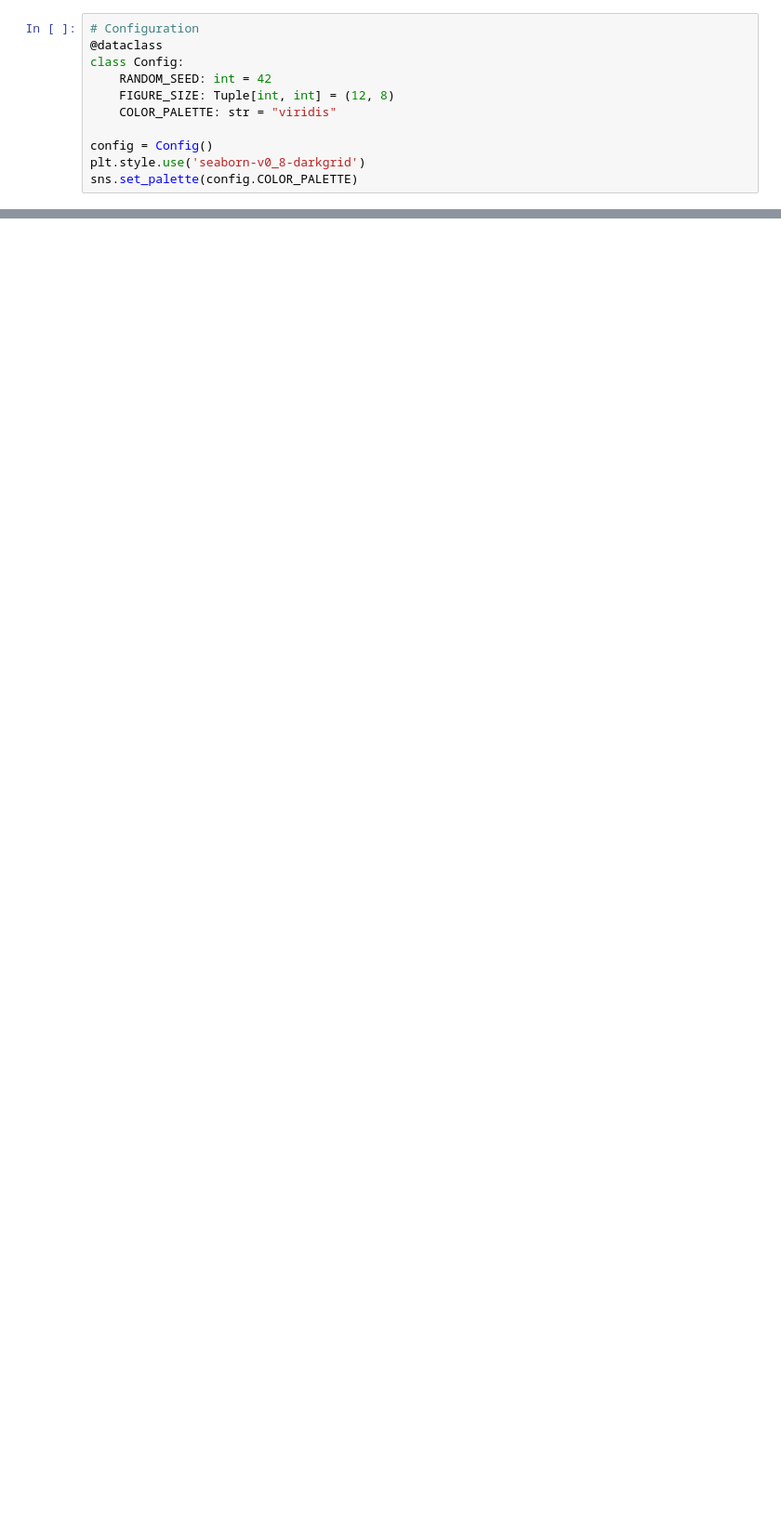
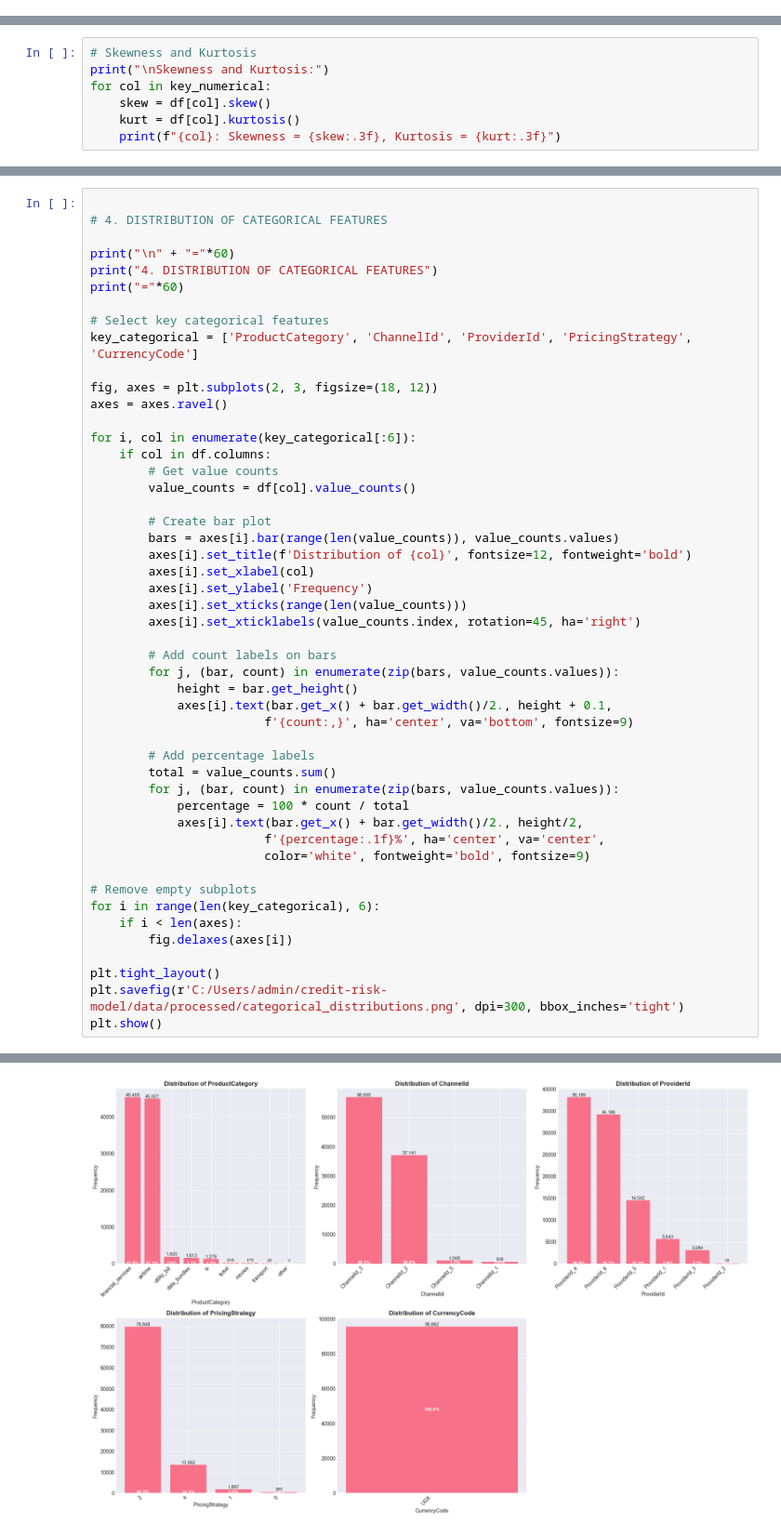
Before and after one commit to Saronzeleke/credit-risk-model, a Jupyter notebook: notebooks/eda.ipynb, the cells around one changed output, grey strips where cells are left out. Shown at 93% size. Cells and saved outputs as stored; diff of their text form; blank space fills up the shorter version.

```diff
--- a/notebooks/eda.ipynb
+++ b/notebooks/eda.ipynb
@@ -12,11 +13,0 @@ warnings.filterwarnings('ignore')
-# %%
-# Configuration
-@dataclass
-class Config:
-    RANDOM_SEED: int = 42
-    FIGURE_SIZE: Tuple[int, int] = (12, 8)
-    COLOR_PALETTE: str = "viridis"
-
-config = Config()
-plt.style.use('seaborn-v0_8-darkgrid')
-sns.set_palette(config.COLOR_PALETTE)
@@ -467,0 +243,7 @@ Categorical Columns (11): ['TransactionId', 'BatchId', 'AccountId', 'Subscriptio
+# %%
+# Skewness and Kurtosis
+print("\nSkewness and Kurtosis:")
+for col in key_numerical:
+    skew = df[col].skew()
+    kurt = df[col].kurtosis()
+    print(f"{col}: Skewness = {skew:.3f}, Kurtosis = {kurt:.3f}")
@@ -467,0 +255,50 @@ Categorical Columns (11): ['TransactionId', 'BatchId', 'AccountId', 'Subscriptio
+# %%
+
+# 4. DISTRIBUTION OF CATEGORICAL FEATURES
+
+print("\n" + "="*60)
+print("4. DISTRIBUTION OF CATEGORICAL FEATURES")
+print("="*60)
+
+# Select key categorical features
+key_categorical = ['ProductCategory', 'ChannelId', 'ProviderId', 'PricingStrategy', 'CurrencyCode']
+
+fig, axes = plt.subplots(2, 3, figsize=(18, 12))
+axes = axes.ravel()
+
+for i, col in enumerate(key_categorical[:6]):
+    if col in df.columns:
+        # Get value counts
+        value_counts = df[col].value_counts()
+
+        # Create bar plot
+        bars = axes[i].bar(range(len(value_counts)), value_counts.values)
+        axes[i].set_title(f'Distribution of {col}', fontsize=12, fontweight='bold')
+        axes[i].set_xlabel(col)
+        axes[i].set_ylabel('Frequency')
+        axes[i].set_xticks(range(len(value_counts)))
+        axes[i].set_xticklabels(value_counts.index, rotation=45, ha='right')
+
+        # Add count labels on bars
+        for j, (bar, count) in enumerate(zip(bars, value_counts.values)):
+            height = bar.get_height()
+            axes[i].text(bar.get_x() + bar.get_width()/2., height + 0.1,
+                        f'{count:,}', ha='center', va='bottom', fontsize=9)
+
+        # Add percentage labels
+        total = value_counts.sum()
+        for j, (bar, count) in enumerate(zip(bars, value_counts.values)):
+            percentage = 100 * count / total
+            axes[i].text(bar.get_x() + bar.get_width()/2., height/2,
+                        f'{percentage:.1f}%', ha='center', va='center',
+                        color='white', fontweight='bold', fontsize=9)
+
+# Remove empty subplots
+for i in range(len(key_categorical), 6):
+    if i < len(axes):
+        fig.delaxes(axes[i])
+
+plt.tight_layout()
+plt.savefig(r'C:/Users/admin/credit-risk-model/data/processed/categorical_distributions.png', dpi=300, bbox_inches='tight')
+plt.show()
+# %% [output]
@@ -467,0 +308 @@ Categorical Columns (11): ['TransactionId', 'BatchId', 'AccountId', 'Subscriptio
+[figure, added]
```
Also changed, not shown: parts of 21 cells of this notebook, 9 other files.
